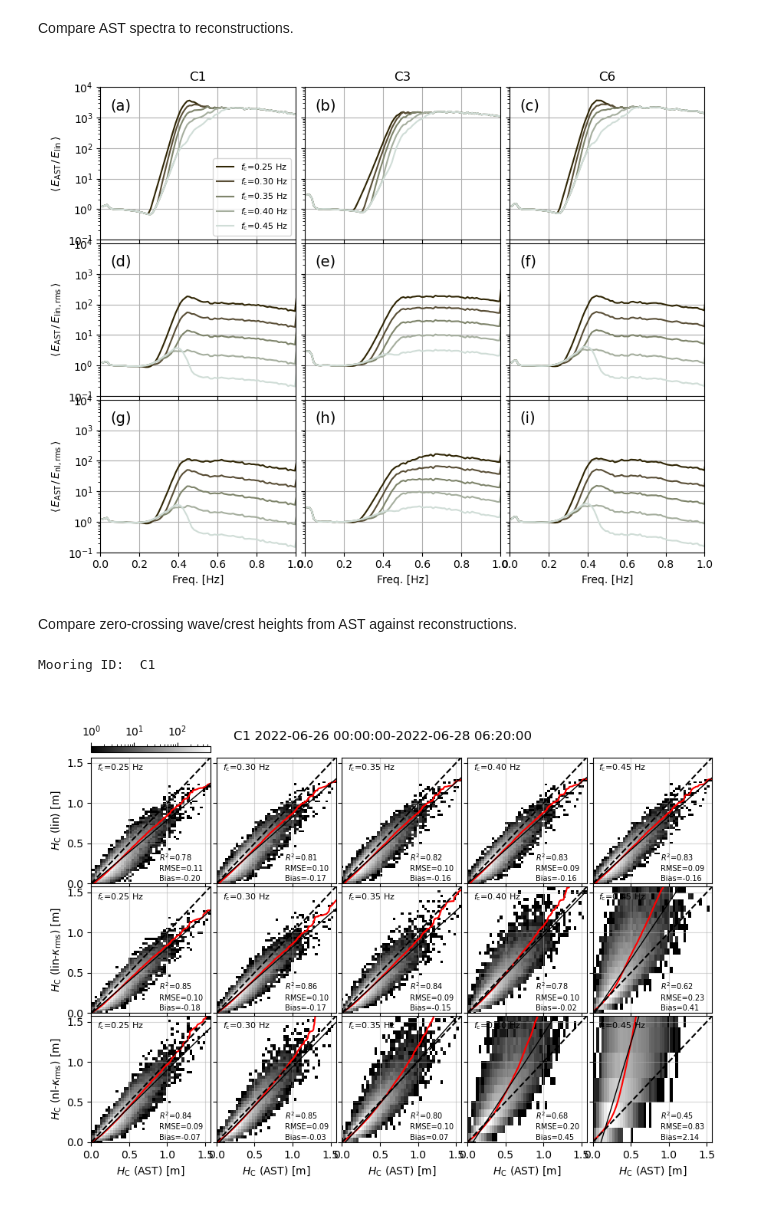
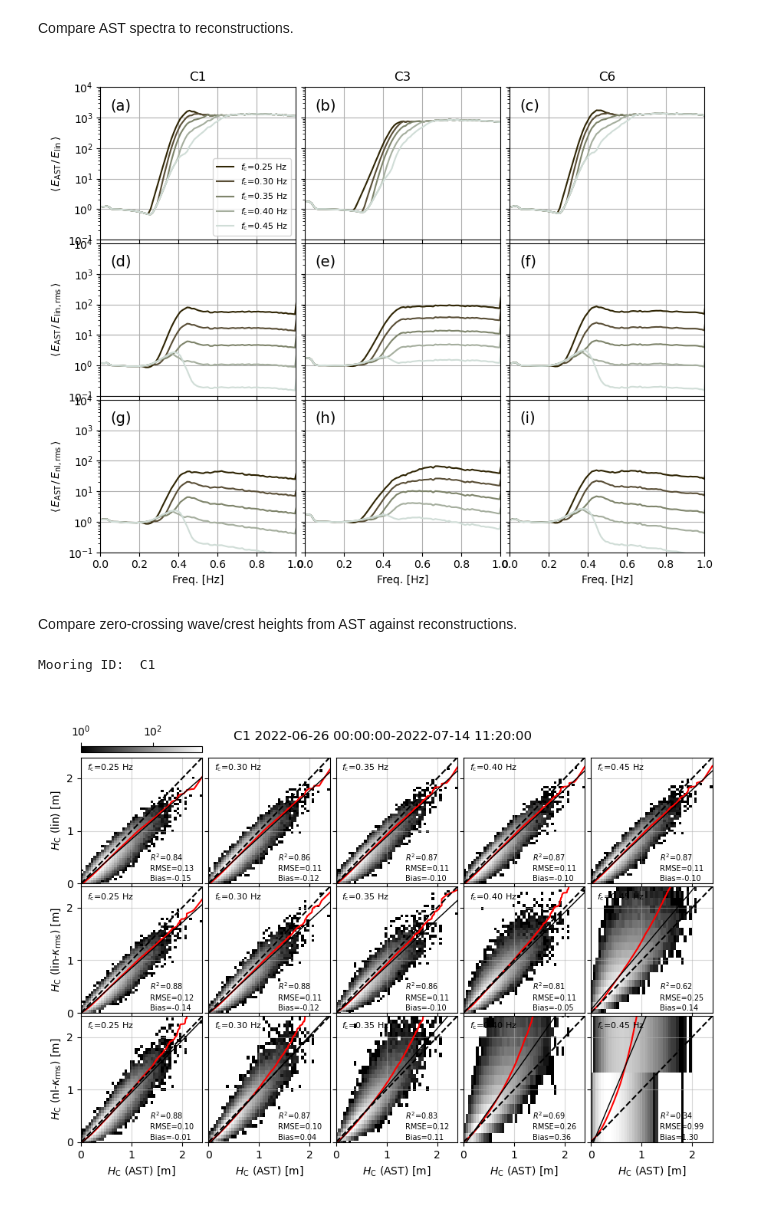
Before and after one commit to mikapm/pyROXSI, a Jupyter notebook: roxsi_pyfuns/notebooks/p2eta_optimal.ipynb, the cells around one changed output. Saved outputs shown, nothing was run; the diff lists cells and outputs as text; code cells hidden in the pictures.

```diff
--- a/roxsi_pyfuns/notebooks/p2eta_optimal.ipynb
+++ b/roxsi_pyfuns/notebooks/p2eta_optimal.ipynb
@@ -40,8 +40,8 @@ mids = ['C1', 'C3', 'C6'] # Mooring IDs
 sers = ['103088', '103094', '103110'] # Serial numbers
 
 # Define segment timestamps
-t0 = pd.Timestamp('2022-06-29 00:00') # start date
-t1 = pd.Timestamp('2022-07-02 00:00') # start date
+t0 = pd.Timestamp('2022-07-12 00:00') # start date
+t1 = pd.Timestamp('2022-07-14 12:00') # start date
 nm = 20 # time series length (number of minutes)
 tfreq = '{}T'.format(nm) # Time step between timestamps in date range
 date_range = pd.date_range(t0, t1, freq='1D')
@@ -60,6 +60,9 @@ for date in date_range:
     for cnt, t0s in tqdm(enumerate(rec_range)):
         # Segment end time
         t1s = t0s + pd.Timedelta(minutes=nm)
+        if t0s > t1:
+            # Don't go past requested end time
+            continue
         # Iterate over mooring IDs and serial numbers
         for i, (mid, ser) in enumerate(zip(mids, sers)):
             # Signature velocity netcdf directory
@@ -380,6 +377,10 @@ sers = ['103088', '103094', '103110'] # Serial numbers
 tail_method = 'constant' # K_rms reconstruction tail method
 fcs = [0.25, 0.3, 0.35, 0.4, 0.45, 0.5] # High-frequency cutoffs
 prs = ['etal', 'etalk', 'etank'] # Reconstruction products
+
+# Define start and end times
+t0 = pd.Timestamp('2022-06-26 00:00:00')
+t1 = pd.Timestamp('2022-07-14 11:20:00')
 
 # Iterate over mooring IDs and find all timeseries-reconstruction csv files
 for i, (mid, ser) in enumerate(zip(mids, sers)):
@@ -410,6 +411,13 @@ for i, (mid, ser) in enumerate(zip(mids, sers)):
     for fi,fn in enumerate(fns_csv):
         # Read spectrum netcdf file
         dfe = pd.read_csv(fn, parse_dates=['time']).set_index('time')
+        # Check start/end times
+        if dfe.index[0] < t0:
+            # Skip earlier than requested start time
+            continue
+        if dfe.index[-1] > t1:
+            # Skip later than requested end time
+            continue
         # Use zero-crossings from hydrostatic surface elevation (smoothest?)
         zch, Hw, Hc, Ht = rpzc.get_waveheights(dfe['eta_hyd'].values)
         Hws['H-hyd'].extend(Hw)
@@ -432,16 +440,14 @@ for i, (mid, ser) in enumerate(zip(mids, sers)):
     dfh.index = np.array(timestamps)
     dfh.index = dfh.index.rename('time')
     # Save to csv
-    if not os.path.isfile(fn_out_H):
-        print('Saving {}'.format(fn_out_H))
+    if os.path.isfile(fn_out_H):
         dfh.to_csv(fn_out_H)
     # Same for crest heights
     dfc = pd.DataFrame.from_dict(data=Hcs)
     dfc.index = np.array(timestamps)
     dfc.index = dfc.index.rename('time')
     # Save to csv
-    if not os.path.isfile(fn_out_C):
-        print('Saving {}'.format(fn_out_C))
+    if os.path.isfile(fn_out_C):
         dfc.to_csv(fn_out_C)
 
 print(' ')
@@ -531,7 +537,7 @@ plt.tight_layout()
 plt.subplots_adjust(wspace=0.05, hspace=0.025)
 plt.show()
 # %% [output]
-[figure, old version]
+[figure, new version]
 # %% [markdown]
 Compare zero-crossing wave/crest heights from AST against reconstructions.
 # %%
@@ -541,7 +547,7 @@ tail_method = 'constant' # K_rms reconstruction tail method
 fcs = [0.25, 0.3, 0.35, 0.4, 0.45, 0.5] # High-frequency cutoffs
 prs = ['etal', 'etalk', 'etank'] # Reconstruction products
 hstr = 'crestheight' # String for either 'waveheight' or 'crestheight'
-mstr = 'C1' # Mooring ID to plot
+mstr = 'C3' # Mooring ID to plot
 
 # Initialize figure
 fig, axes = plt.subplots(figsize=(9,6.5), nrows=3, ncols=5, sharex=True, sharey=True)
@@ -605,33 +611,33 @@ for i, (mid, ser) in enumerate(zip(mids, sers)):
             axes[pi,fi].annotate(bias, xy=(0.57, 0.02), xycoords="axes fraction", fontsize=fsz)
             # Also annotate cutoff frequency
             axes[pi,fi].annotate(r'$f_\mathrm{c}$='+'{:.2f} Hz'.format(fc), xy=(0.05, 0.9),
                 xycoords="axes fraction", fontsize=fsz+1)
 # Colorbar on upper left subplot
 cax = axes[0,0].inset_axes([0.0, 1.04, 1, 0.05], transform=axes[0,0].transAxes)
 cbar = fig.colorbar(ims[0], ax=axes[0,0], cax=cax, orientation='horizontal')
 cax.xaxis.set_ticks_position('top')
 # Common axis parameters
 for ax in axes.flat:
     ax.set_xlabel(None)
     ax.set_ylabel(None)
     ax.set_xlim([0, x.max()])
     ax.set_ylim([0, x.max()])
     ax.locator_params(axis='both', nbins=4)
     ax.grid(alpha=0.5)
 # Axis labels
 for ax in axes[-1,:]:
     ax.set_xlabel(r'$H_\mathrm{C}$ (AST) [m]')
 axes[0,0].set_ylabel(r'$H_\mathrm{C}$ (lin) [m]')
 axes[1,0].set_ylabel(r'$H_\mathrm{C}$ (lin-$\kappa_\mathrm{rms}$) [m]')
 axes[2,0].set_ylabel(r'$H_\mathrm{C}$ (nl-$\kappa_\mathrm{rms}$) [m]')
 # Save/show figure
 plt.suptitle('{} {}-{}'.format(mstr, str(dfz.index[0].floor('20T')), str(dfz.index[-1].ceil('20T'))),
     y=0.92)
 plt.tight_layout()
 plt.subplots_adjust(wspace=0.05, hspace=0.025)
 plt.show()
 # %% [output]
 Mooring ID:  C1
-[figure, old version]
+[figure, new version]
 # %%
 plt.clf()
```
Also changed, not shown: parts of 1 cell of this notebook.
